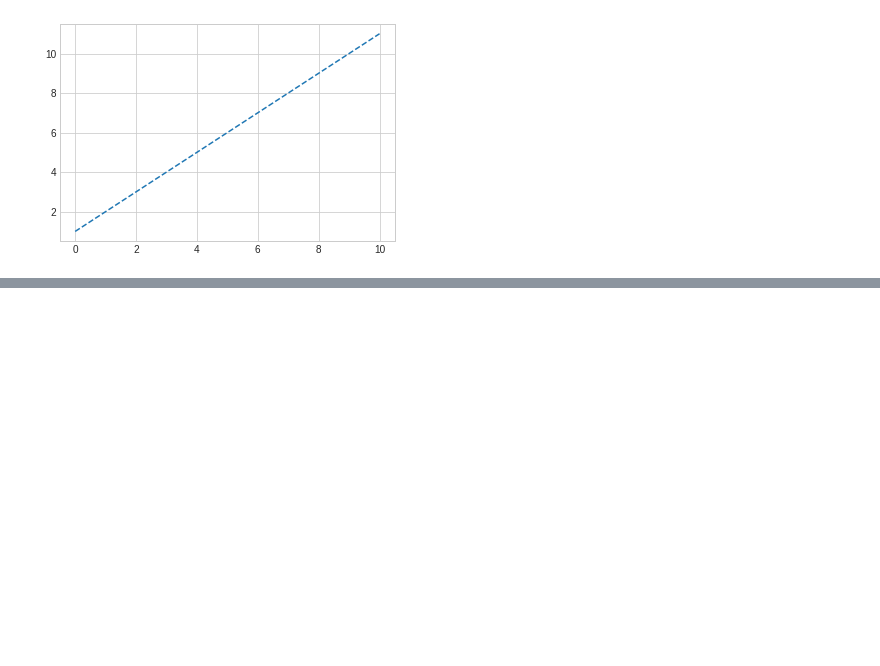
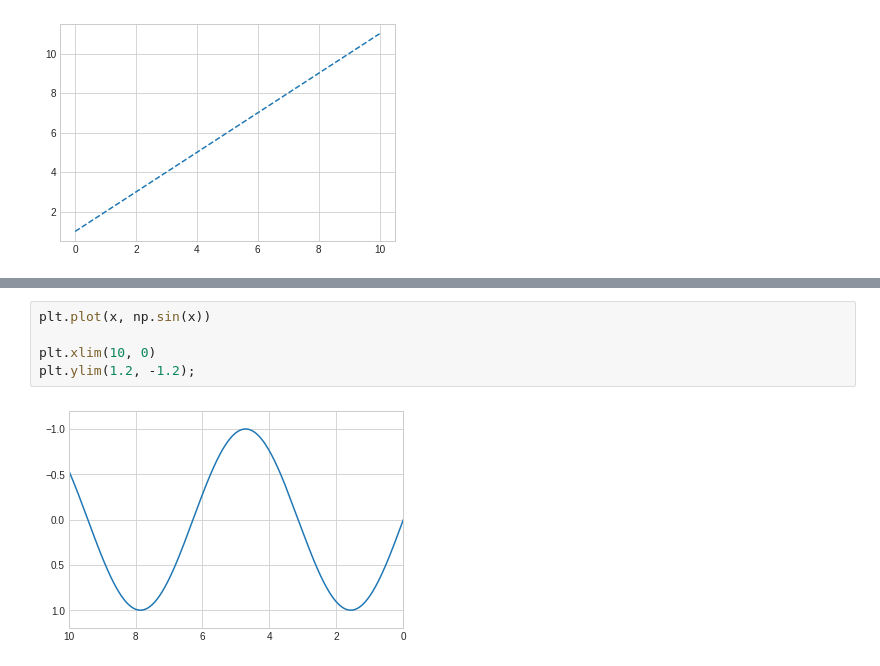
Before and after one commit to yakshithav/internship, a Jupyter notebook: matp1.ipynb, the cells around one changed output, grey strips where cells are left out. Cells and saved outputs as stored; diff of their text form; blank space fills up the shorter version.

```diff
--- a/matp1.ipynb
+++ b/matp1.ipynb
@@ -159,0 +176,7 @@ plt.plot(x, x + 1, linestyle='dashed');
+# %%
+plt.plot(x, np.sin(x))
+
+plt.xlim(10, 0)
+plt.ylim(1.2, -1.2);
+# %% [output]
+[figure, added]
```
Also changed, not shown: parts of 32 cells of this notebook.
